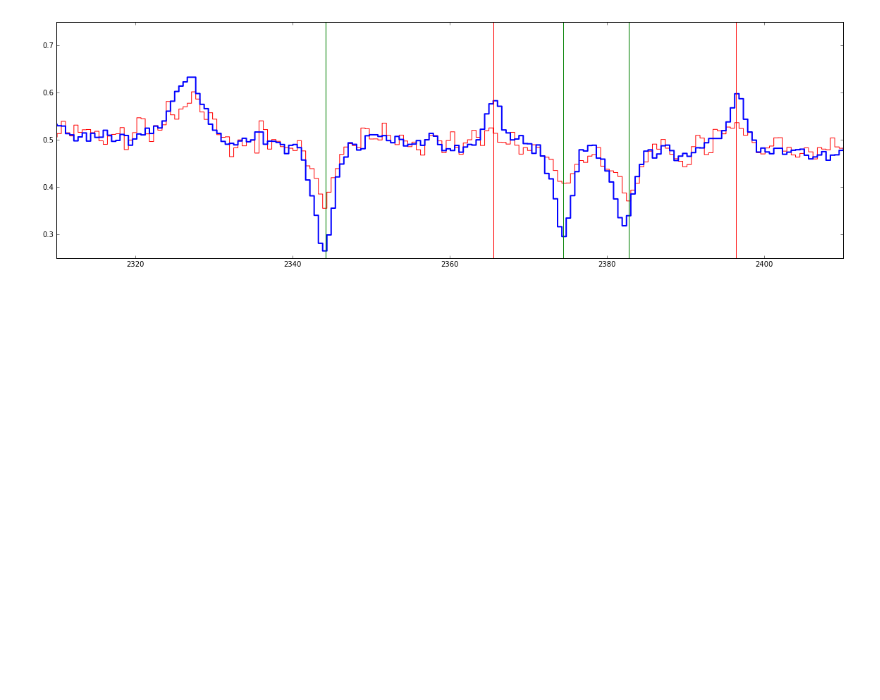
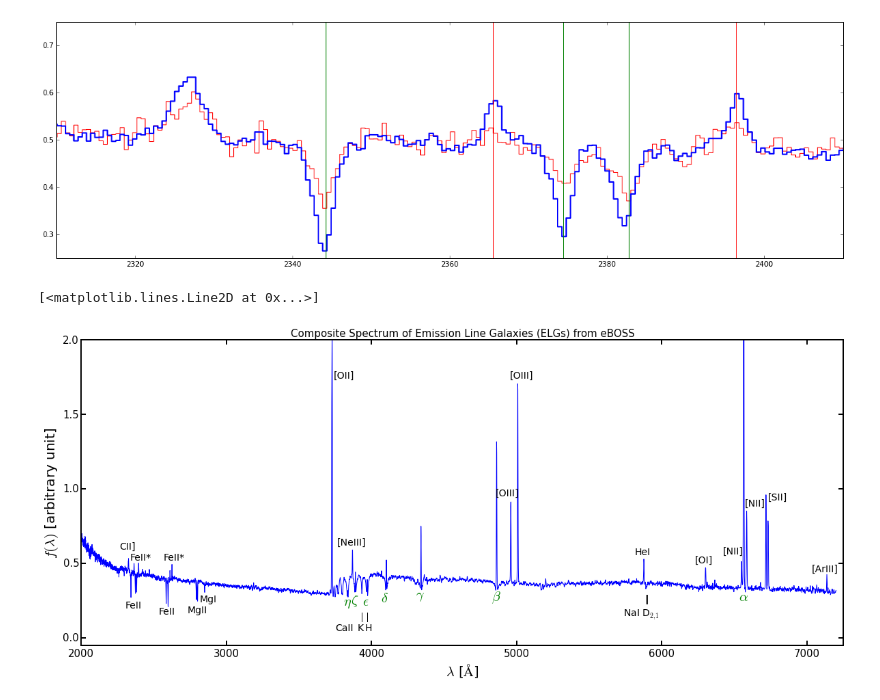
Before and after one commit to guangtunbenzhu/BGT-Cosmology, a Jupyter notebook: Spectroscopy/eBOSS_NUV.ipynb, the cells around one changed output. Saved outputs shown, nothing was run; the diff lists cells and outputs as text; code cells hidden in the pictures; blank space fills up the shorter version.

```diff
--- a/Spectroscopy/eBOSS_NUV.ipynb
+++ b/Spectroscopy/eBOSS_NUV.ipynb
@@ -103,3 +103,45 @@ plot([2396.35, 2396.35], [0.25, 1.25], 'r')
 # %% [output]
 [<matplotlib.lines.Line2D at 0x...>]
 [figure]
+# %%
+index_wave_all = searchsorted(masterwave, [1900., 7200.])
+tmpflux = allflux[index_wave_all[0]:index_wave_all[1],:]
+tmpivar = allivar[index_wave_all[0]:index_wave_all[1],:]
+tmpwave = masterwave[index_wave_all[0]:index_wave_all[1]]
+# %%
+tmpmedian = zeros((tmpflux.shape)[0])
+for i in arange((tmpflux.shape)[0]):
+    iuse = (where(np.logical_and(tmpivar[i,:]>0, objs_ori['zGOOD']==1)))[0]
+    tmpmedian[i] = median(tmpflux[i,iuse])
+# %%
+fig = figure(figsize=(20,8))
+ax = fig.add_subplot(111)
+ax.plot(tmpwave, tmpmedian)
+ax.set_xlim(2000, 7250)
+ax.set_ylim(-0.05, 2.0)
+ax.set_title('Composite Spectrum of Emission Line Galaxies (ELGs) from eBOSS', fontsize=15)
+ax.set_xlabel(r'$\lambda$ [$\AA$]', fontsize=20)
+ax.set_ylabel(r'$f(\lambda)$ [arbitrary unit]', fontsize=20)
+for axis in ['top','bottom','left','right']:
+  ax.spines[axis].set_linewidth(2.0)
+ax.tick_params(axis='both', which='both', length=7, width=2, labelsize=15)
+#emission_name = array(['FeII*', 'FeII*', '[OII]', '[NeIII]','[OIII]', '[OIII]', 'HeI', '[OI]',
+#                       'NII', 'NII', 'SII', 'SII', '[ArIII]'])
+#emission_xpos = array([2300.,   2550.,   3727.,   3868.,     4363.,   4959.,    5876., 6300.,
+#                       6548., 6583., 6716., 6730., 7137.])
+for i in arange(nemlines):
+    etmp = emission[i]
+    ax.text(etmp['XPOS'], etmp['YPOS'], etmp['NAME'], fontsize=14)
+for i in arange(nabslines):
+    atmp = absorption[i]
+    ax.text(atmp['XPOS'], atmp['YPOS'], atmp['NAME'], fontsize=14)
+for i in arange(nbalmer):
+    btmp = balmer[i]
+    ax.text(btmp['XPOS'], btmp['YPOS'], btmp['NAME'], color='green', fontsize=20)
+plot([3934.78, 3934.78], [0.11, 0.17], 'k')
+plot([3969.59, 3969.59], [0.11, 0.17], 'k')
+plot([5891.58, 5891.58], [0.23, 0.29], 'k')
+plot([5897.56, 5897.56], [0.23, 0.29], 'k')
+# %% [output]
+[<matplotlib.lines.Line2D at 0x...>]
+[figure, added]
```
Also changed, not shown: parts of 9 cells of this notebook, 4 other files.
